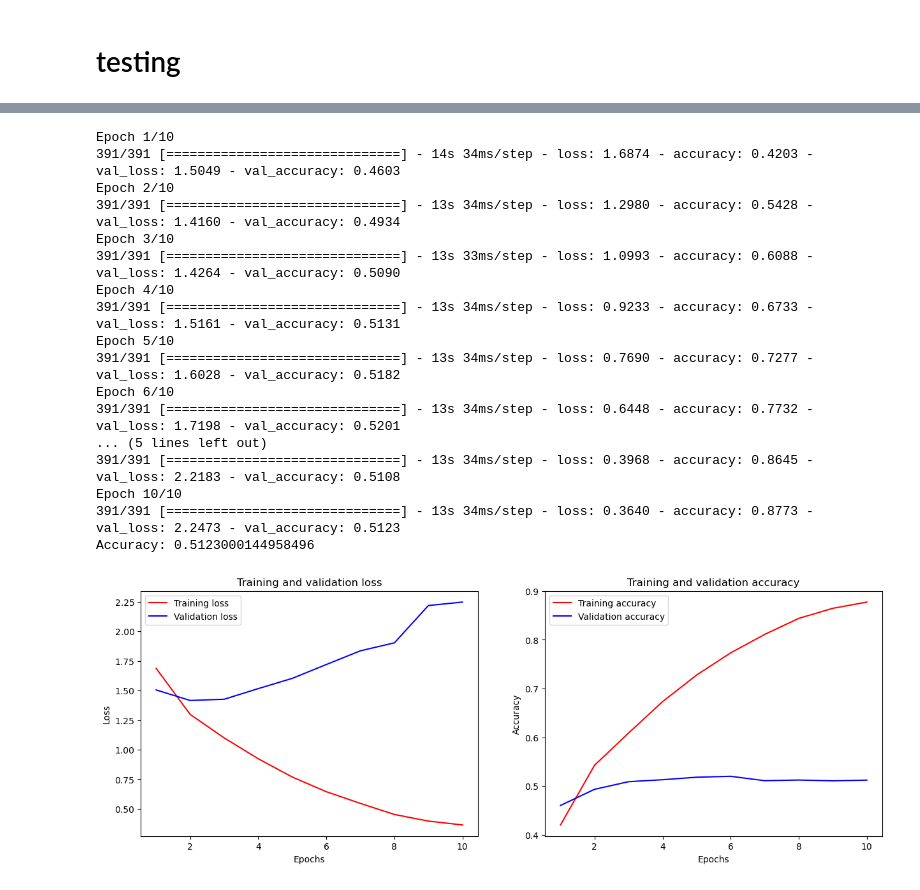
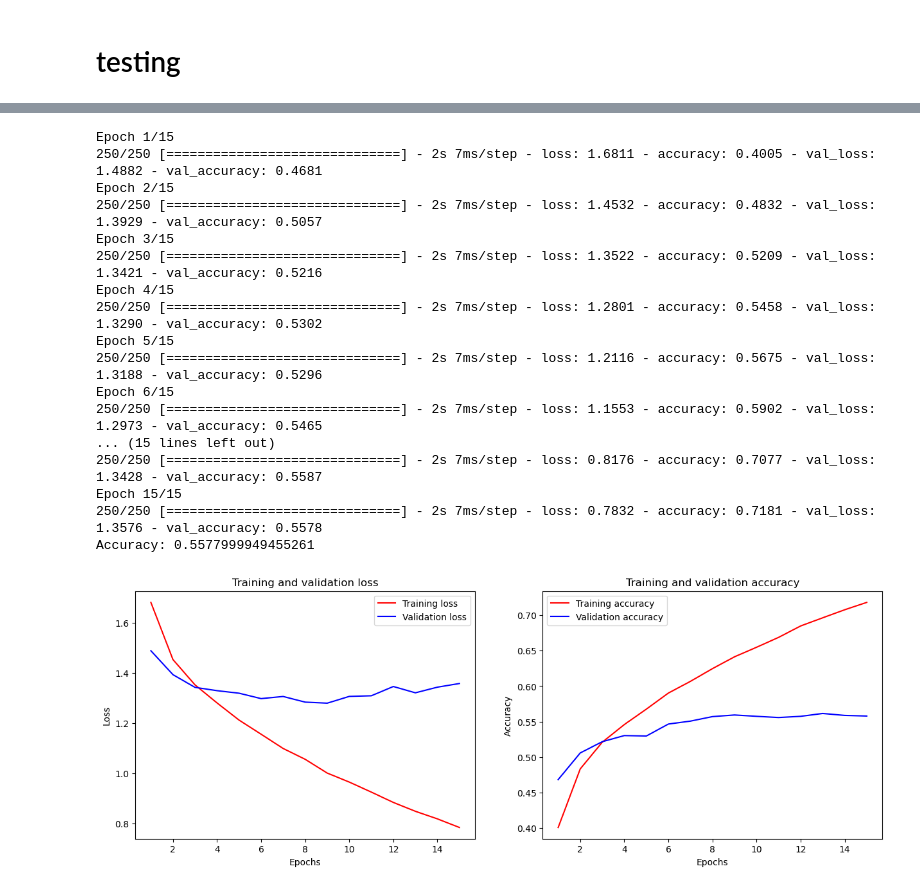
Before and after one commit to rureirureirurei/cifar10, a Jupyter notebook: nn.ipynb, the cells around one changed output, grey strips where cells are left out. Cells and saved outputs as stored; diff of their text form; code cells hidden in the pictures.

```diff
--- a/nn.ipynb
+++ b/nn.ipynb
@@ -51,14 +52,14 @@ with np.load('cifar.npz') as data:
 # testing
 # %%
 C          = -1
-PATCH_SIZE = 4
-PATCH_NUM  = 1000000
-STRIDE     = 2
-K          = 6
+PATCH_SIZE = 10
+PATCH_NUM  = 4000000
+STRIDE     = 5
+K          = 128
 # %%
 extractor = FeaturesExtractor(PATCH_SIZE, PATCH_NUM, STRIDE, K)
 
-extractor.fit(X_trn)
+kmeans_counts = extractor.fit(X_trn)
 
 X_trn_features = extractor.extract(X_trn)
 X_tst_features = extractor.extract(X_tst)
@@ -68,34 +100,41 @@ y_tst_categorical = keras.utils.to_categorical(y_tst)
 # %%
+tf.keras.utils.set_random_seed(69)
+
 M = X_trn_features.shape[1]
+DROPOUT = 0.18
 
-model = Sequential()
-model.add(Dense(1024, activation='relu', input_shape=(M,)))
-model.add(Dense(1024, activation='relu'))
-model.add(Dense(1024, activation='relu'))
-model.add(Dense(10, activation='softmax'))
+model = Sequential([
+    keras.layers.Dense(512, activation='relu', input_shape=(M,)),
+    keras.layers.Dropout(DROPOUT),
+    keras.layers.Dense(512, activation='relu'),
+    keras.layers.Dropout(DROPOUT),
+    keras.layers.Dense(512, activation='relu'),
+    keras.layers.Dropout(DROPOUT),
+    keras.layers.Dense(10, activation='softmax')
+])
 model.compile(loss='categorical_crossentropy', optimizer='adam', metrics=['accuracy'])
 
-history = model.fit(X_trn_features, y_trn_categorical, batch_size=128, epochs=10, verbose=1, validation_data=(X_tst_features, y_tst_categorical))
+history = model.fit(X_trn_features, y_trn_categorical, batch_size=200, epochs=15, verbose=1, validation_data=(X_tst_features, y_tst_categorical))
 
 loss, accuracy = model.evaluate(X_tst_features, y_tst_categorical, verbose=0)
 print('Accuracy:', accuracy)
 plot_history(history)
 # %% [output]
-Epoch 1/10
-391/391 [==============================] - 14s 34ms/step - loss: 1.6874 - accuracy: 0.4203 - val_loss: 1.5049 - val_accuracy: 0.4603
-Epoch 2/10
-391/391 [==============================] - 13s 34ms/step - loss: 1.2980 - accuracy: 0.5428 - val_loss: 1.4160 - val_accuracy: 0.4934
-Epoch 3/10
-391/391 [==============================] - 13s 33ms/step - loss: 1.0993 - accuracy: 0.6088 - val_loss: 1.4264 - val_accuracy: 0.5090
-Epoch 4/10
-391/391 [==============================] - 13s 34ms/step - loss: 0.9233 - accuracy: 0.6733 - val_loss: 1.5161 - val_accuracy: 0.5131
-Epoch 5/10
-391/391 [==============================] - 13s 34ms/step - loss: 0.7690 - accuracy: 0.7277 - val_loss: 1.6028 - val_accuracy: 0.5182
-Epoch 6/10
-391/391 [==============================] - 13s 34ms/step - loss: 0.6448 - accuracy: 0.7732 - val_loss: 1.7198 - val_accuracy: 0.5201
-... (5 lines left out)
-391/391 [==============================] - 13s 34ms/step - loss: 0.3968 - accuracy: 0.8645 - val_loss: 2.2183 - val_accuracy: 0.5108
-Epoch 10/10
-391/391 [==============================] - 13s 34ms/step - loss: 0.3640 - accuracy: 0.8773 - val_loss: 2.2473 - val_accuracy: 0.5123
-Accuracy: 0.5123000144958496
+Epoch 1/15
+250/250 [==============================] - 2s 7ms/step - loss: 1.6811 - accuracy: 0.4005 - val_loss: 1.4882 - val_accuracy: 0.4681
+Epoch 2/15
+250/250 [==============================] - 2s 7ms/step - loss: 1.4532 - accuracy: 0.4832 - val_loss: 1.3929 - val_accuracy: 0.5057
+Epoch 3/15
+250/250 [==============================] - 2s 7ms/step - loss: 1.3522 - accuracy: 0.5209 - val_loss: 1.3421 - val_accuracy: 0.5216
+Epoch 4/15
+250/250 [==============================] - 2s 7ms/step - loss: 1.2801 - accuracy: 0.5458 - val_loss: 1.3290 - val_accuracy: 0.5302
+Epoch 5/15
+250/250 [==============================] - 2s 7ms/step - loss: 1.2116 - accuracy: 0.5675 - val_loss: 1.3188 - val_accuracy: 0.5296
+Epoch 6/15
+250/250 [==============================] - 2s 7ms/step - loss: 1.1553 - accuracy: 0.5902 - val_loss: 1.2973 - val_accuracy: 0.5465
+... (15 lines left out)
+250/250 [==============================] - 2s 7ms/step - loss: 0.8176 - accuracy: 0.7077 - val_loss: 1.3428 - val_accuracy: 0.5587
+Epoch 15/15
+250/250 [==============================] - 2s 7ms/step - loss: 0.7832 - accuracy: 0.7181 - val_loss: 1.3576 - val_accuracy: 0.5578
+Accuracy: 0.5577999949455261
-[figure, old version]
+[figure, new version]
```
Also changed, not shown: parts of 5 cells of this notebook, 2 other files.
